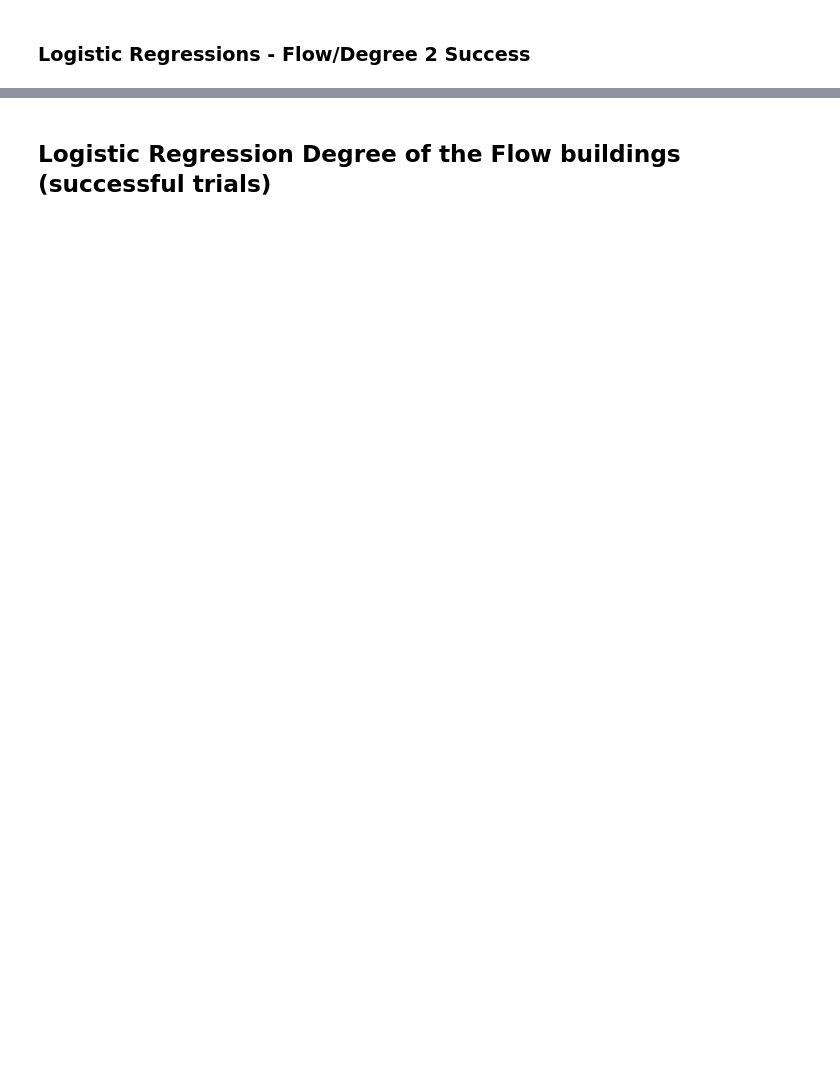
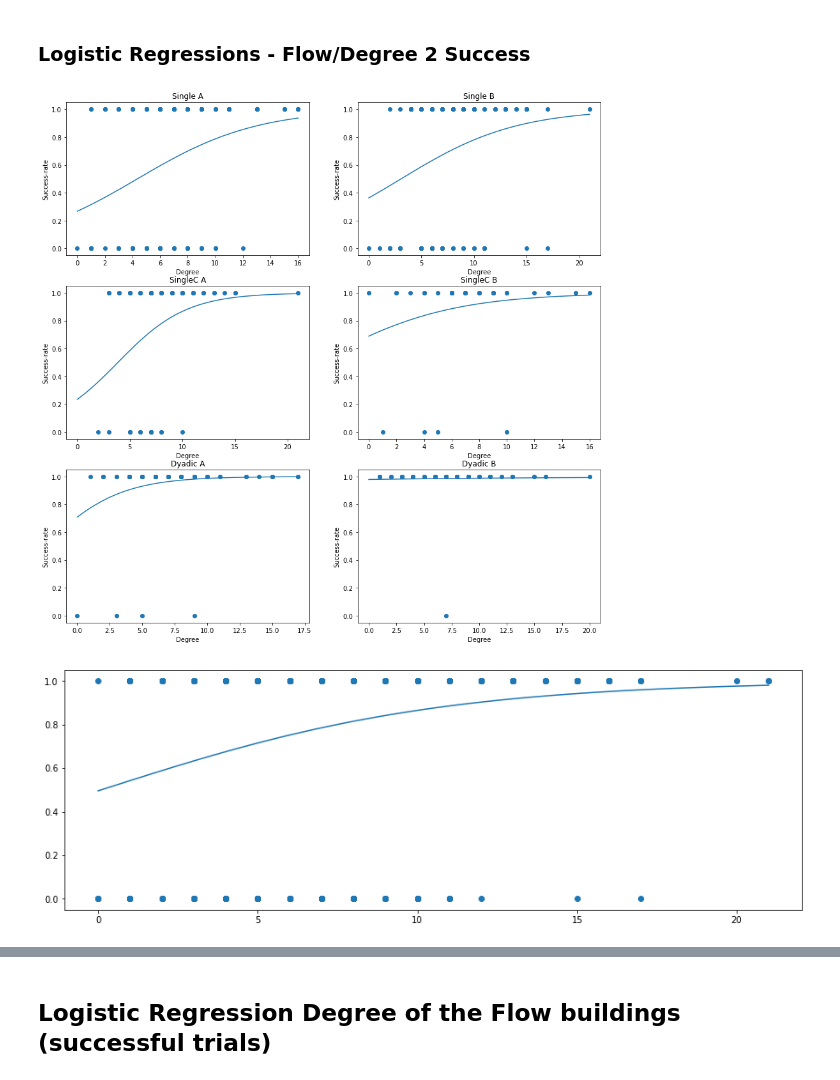
Before and after one commit to lucasessmann/GTA_ET, a Jupyter notebook: FlowAnalysis.ipynb, the cells around one changed output, grey strips where cells are left out. Saved outputs shown, nothing was run; the diff lists cells and outputs as text; code cells hidden in the pictures; blank space fills up the shorter version.

```diff
--- a/FlowAnalysis.ipynb
+++ b/FlowAnalysis.ipynb
@@ -1513,34 +1576,37 @@ for condition in conditions:
         plt.plot(x_in, y);
         fit_pctg = clf.score(dataset, successes);
 
         plt.title(condition + ' ' + direction)
         plt.xlabel("Degree")
         plt.ylabel("Success-rate")
 
 
         plt_idx+=1
 
 
 plt.figure(figsize=(15,5))
 
 grand_dataset = grand_dataset.reshape(-1,1)
 grand_successes = grand_successes.reshape(-1,1)
 
 
 clf = LogisticRegression().fit(grand_dataset, grand_successes)
 coef = clf.coef_;
 intercept = clf.intercept_;
 x_in = np.linspace(0, max(grand_dataset), 100);
 y = sigmoid(coef * x_in + intercept)
 
 plt.scatter(grand_dataset, grand_successes)
 plt.plot(x_in, y);
 fit_pctg = clf.score(grand_dataset, grand_successes);
 
 
-
+close_figures=False
 if close_figures == True:
     plt.close('all')
+# %% [output]
+[figure, added]
+[figure, added]
 # %%
 mean_house_degree = centrality_df.copy()
 mean_house_degree = mean_house_degree.drop(['Subject','Mean','STD'], axis=1)
```
Also changed, not shown: parts of 13 cells of this notebook.
